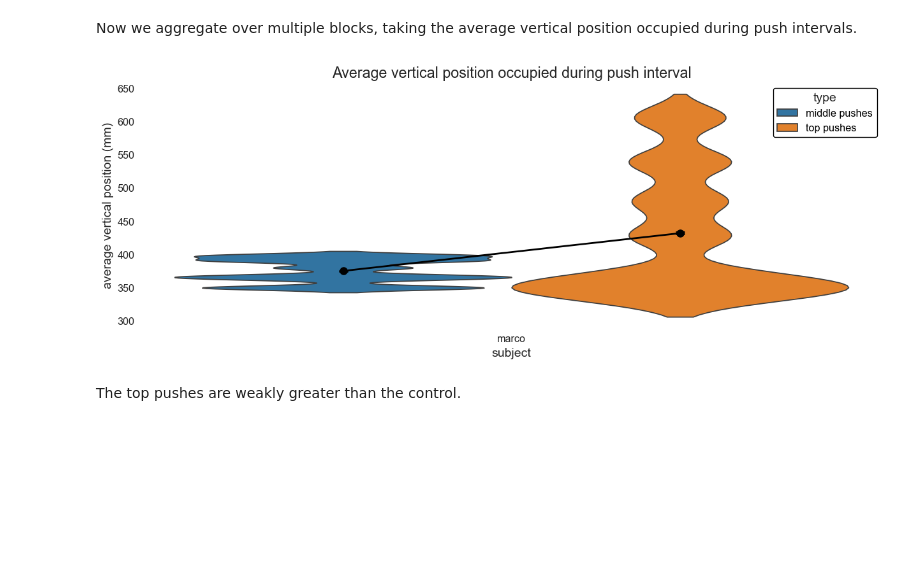
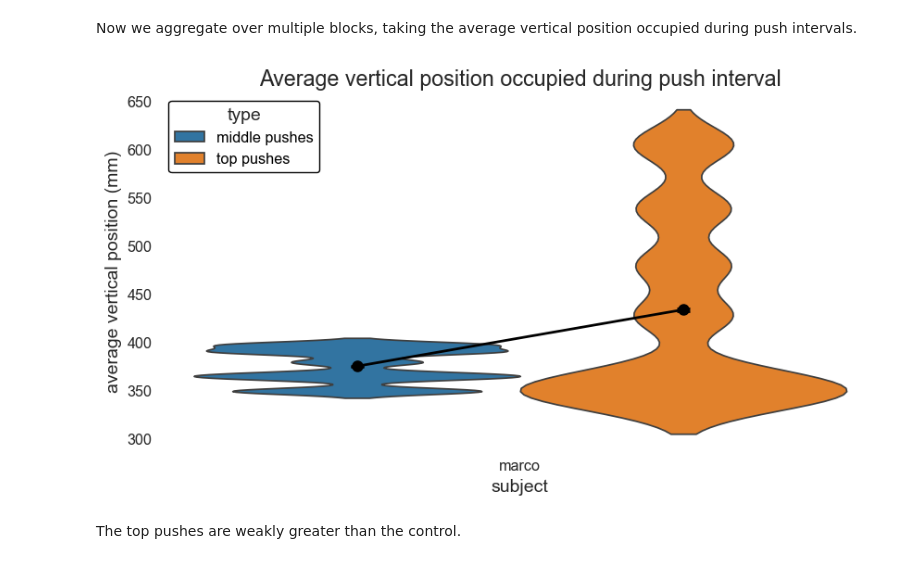
Before and after one commit to XaqLab/Foraging, a Jupyter notebook: notebooks/Data Cleaning.ipynb, the cells around one changed output. Cells and saved outputs as stored; diff of their text form; code cells hidden in the pictures; blank space fills up the shorter version.

```diff
--- a/notebooks/Data Cleaning.ipynb
+++ b/notebooks/Data Cleaning.ipynb
@@ -153,7 +153,7 @@ df_sorted = df.sort_values(by='consecutive push intervals', ascending=False)
 
 # Plot blocks containing the top_n push intervals
 top_n = 3
-fig, axes = plt.subplots(len(subjects), top_n, figsize=(35, 12))
+fig, axes = plt.subplots(len(subjects), top_n, figsize=(25, 15))
 for i, subject in enumerate(subjects):
     df_subject = filter_df(df_sorted, {'subject': subject}, attempt_index=False)
     for j, (idx, g) in enumerate(get_blocks(df_subject, sort=False)):
@@ -161,6 +161,7 @@ for i, subject in enumerate(subjects):
             break
         conds = dict(zip(INDEX[:MIN_INDEX - 1], idx))
         plot_pushes(g.sort_index(), conds=conds, title_prefix='', legend=False, ax=axes[i, j])
+        axes[i, j].set_title(f"session {conds['session']} block {conds['block']}")
         if not i * top_n + j == (len(subjects) - 1) * top_n:
             axes[i, j].set_xlabel("")
             axes[i, j].set_ylabel("")
@@ -353,35 +354,36 @@ for i, subject in enumerate(subjects):
         time = continuous_data[tuple(conds.values())]['time']
         vertical = continuous_data[tuple(conds.values())]['position'][:,2]
         push_interval_end = row['push times']
         push_interval_start = push_interval_end - row['consecutive push intervals']
         x = np.abs(time[None, :] - np.array([[push_interval_start], [push_interval_end]])).argmin(axis=1)
         df_vertical['average vertical position (mm)'].append(vertical[x[0]:x[1]].mean())
         df_vertical['type'].append(outlier_label)
 
 for i, subject in enumerate(subjects):
     df_subject = filter_df(df_cont, {'subject': subject}, attempt_index=False)
     df_subject = df_subject[(df_subject['push percentiles'] >= 0.25) & (df_subject['push percentiles'] <= 0.75)]
     if len(df_subject) == 0:
         continue
     for idx, row in df_subject.sample(n_samples, replace = True).iterrows():
         df_vertical['subject'].append(subject)
         df_vertical['push intervals'].append(row['consecutive push intervals'])
 
         # Identify the push times in vertical
         # Take average over each push interval
         conds = dict(subject=subject,session=idx[INDEX.index('session')], block = idx[INDEX.index('block')])
         time = continuous_data[tuple(conds.values())]['time']
         vertical = continuous_data[tuple(conds.values())]['position'][:,2]
         push_interval_end = row['push times']
         push_interval_start = push_interval_end - row['consecutive push intervals']
         x = np.abs(time[None, :] - np.array([[push_interval_start], [push_interval_end]])).argmin(axis=1)
         df_vertical['average vertical position (mm)'].append(vertical[x[0]:x[1]].mean())
         df_vertical['type'].append(control_label)
 df_vertical = pd.DataFrame(df_vertical).set_index('subject').dropna()
-ax = enhanced_violinplot(df_vertical, x='subject', y='average vertical position (mm)', hue = 'type', hue_order = [control_label, outlier_label], inner = None)
+fig, ax = plt.subplots(figsize = (10,5))
+ax = enhanced_violinplot(df_vertical, x='subject', y='average vertical position (mm)', hue = 'type', hue_order = [control_label, outlier_label], inner = None, ax = ax)
 ax.set_title("Average vertical position occupied during push interval");
 # %% [output]
-[figure, old version]
+[figure, new version]
 # %% [markdown]
 The top pushes are weakly greater than the control.
 # %% [markdown]
```
Also changed, not shown: parts of 1 cell of this notebook, 8 other files.
